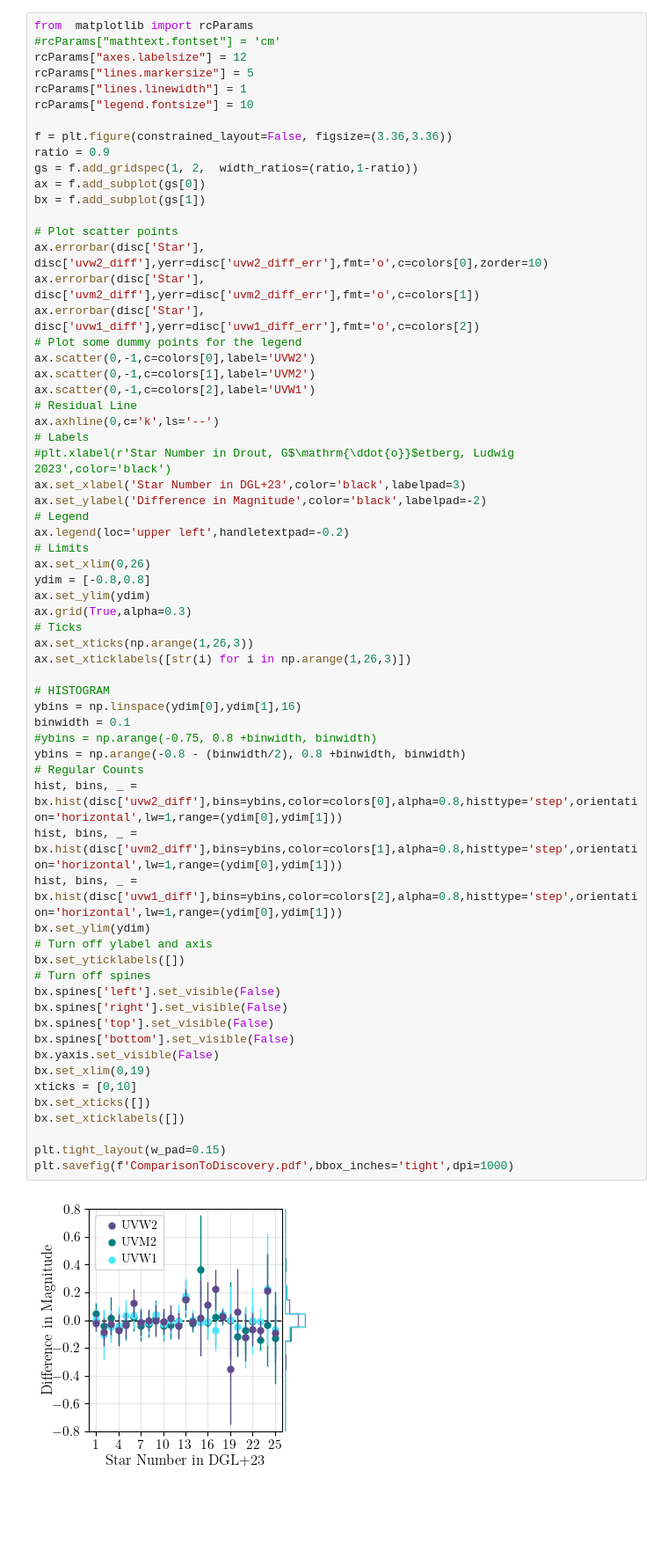
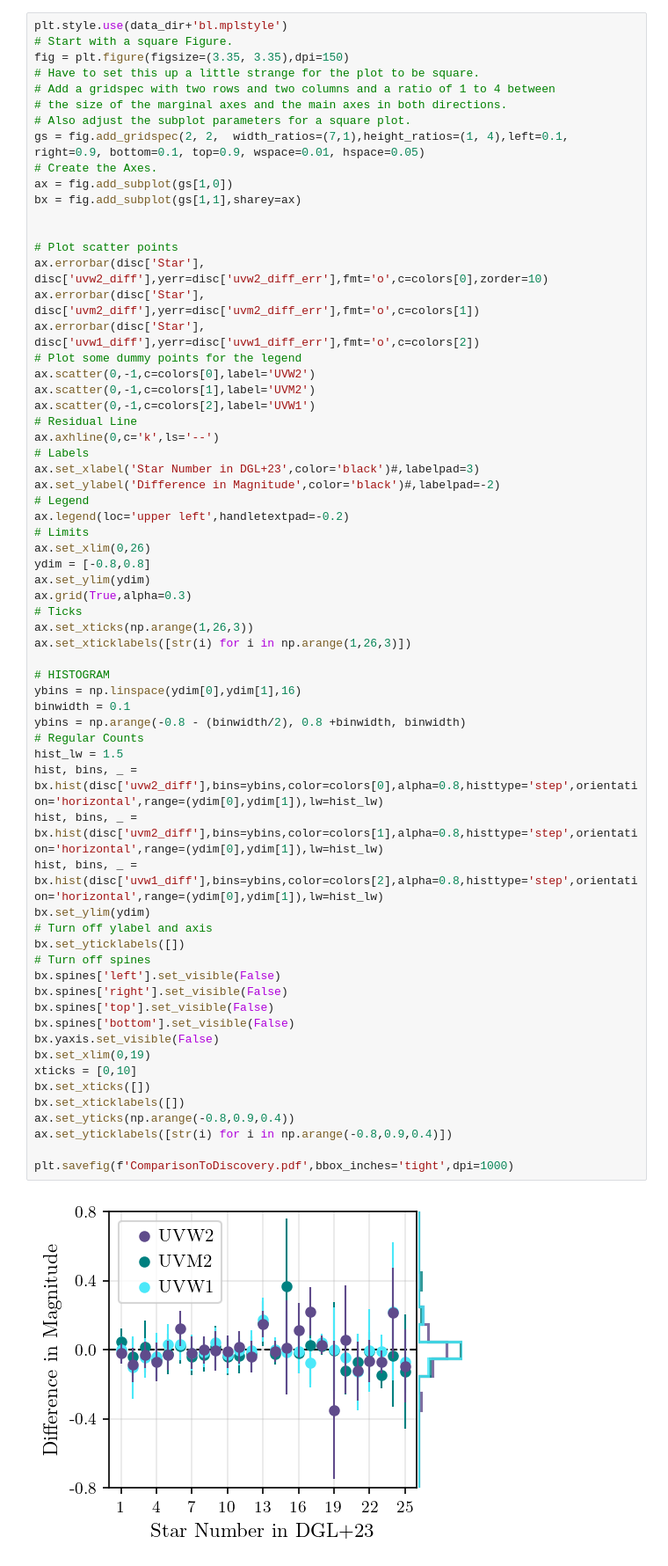
Before and after one commit to AstroLudwig/SUMS_UVPhotometricCatalog, a Jupyter notebook: 3_ValidationTesting/0_ComparisonToDrout23.ipynb, the cells around one changed output. Shown at 88% size. Cells and saved outputs as stored; diff of their text form; blank space fills up the shorter version.

Commit message:
vectorize plots

```diff
--- a/3_ValidationTesting/0_ComparisonToDrout23.ipynb
+++ b/3_ValidationTesting/0_ComparisonToDrout23.ipynb
@@ -73,18 +73,18 @@ for uvfilter in uv_filters:
 
 disc.to_csv(directory+'Drout23/Photometry.csv')
 # %%
-from  matplotlib import rcParams
-#rcParams["mathtext.fontset"] = 'cm'
-rcParams["axes.labelsize"] = 12
-rcParams["lines.markersize"] = 5
-rcParams["lines.linewidth"] = 1
-rcParams["legend.fontsize"] = 10
+plt.style.use(data_dir+'bl.mplstyle')
+# Start with a square Figure.
+fig = plt.figure(figsize=(3.35, 3.35),dpi=150)
+# Have to set this up a little strange for the plot to be square.
+# Add a gridspec with two rows and two columns and a ratio of 1 to 4 between
+# the size of the marginal axes and the main axes in both directions.
+# Also adjust the subplot parameters for a square plot.
+gs = fig.add_gridspec(2, 2,  width_ratios=(7,1),height_ratios=(1, 4),left=0.1, right=0.9, bottom=0.1, top=0.9, wspace=0.01, hspace=0.05)
+# Create the Axes.
+ax = fig.add_subplot(gs[1,0])
+bx = fig.add_subplot(gs[1,1],sharey=ax)
 
-f = plt.figure(constrained_layout=False, figsize=(3.36,3.36))
-ratio = 0.9
-gs = f.add_gridspec(1, 2,  width_ratios=(ratio,1-ratio))
-ax = f.add_subplot(gs[0])
-bx = f.add_subplot(gs[1])
 
 # Plot scatter points
 ax.errorbar(disc['Star'], disc['uvw2_diff'],yerr=disc['uvw2_diff_err'],fmt='o',c=colors[0],zorder=10)
@@ -97,44 +97,44 @@ ax.scatter(0,-1,c=colors[2],label='UVW1')
 # Residual Line
 ax.axhline(0,c='k',ls='--')
 # Labels
-#plt.xlabel(r'Star Number in Drout, G$\mathrm{\ddot{o}}$etberg, Ludwig 2023',color='black')
-ax.set_xlabel('Star Number in DGL+23',color='black',labelpad=3)
-ax.set_ylabel('Difference in Magnitude',color='black',labelpad=-2)
+ax.set_xlabel('Star Number in DGL+23',color='black')#,labelpad=3)
+ax.set_ylabel('Difference in Magnitude',color='black')#,labelpad=-2)
 # Legend
 ax.legend(loc='upper left',handletextpad=-0.2)
 # Limits
 ax.set_xlim(0,26)
 ydim = [-0.8,0.8]
 ax.set_ylim(ydim)
 ax.grid(True,alpha=0.3)
 # Ticks
 ax.set_xticks(np.arange(1,26,3))
 ax.set_xticklabels([str(i) for i in np.arange(1,26,3)])
 
 # HISTOGRAM
 ybins = np.linspace(ydim[0],ydim[1],16)
 binwidth = 0.1
-#ybins = np.arange(-0.75, 0.8 +binwidth, binwidth)
 ybins = np.arange(-0.8 - (binwidth/2), 0.8 +binwidth, binwidth)
 # Regular Counts
-hist, bins, _ = bx.hist(disc['uvw2_diff'],bins=ybins,color=colors[0],alpha=0.8,histtype='step',orientation='horizontal',lw=1,range=(ydim[0],ydim[1]))
-hist, bins, _ = bx.hist(disc['uvm2_diff'],bins=ybins,color=colors[1],alpha=0.8,histtype='step',orientation='horizontal',lw=1,range=(ydim[0],ydim[1]))
-hist, bins, _ = bx.hist(disc['uvw1_diff'],bins=ybins,color=colors[2],alpha=0.8,histtype='step',orientation='horizontal',lw=1,range=(ydim[0],ydim[1]))
+hist_lw = 1.5
+hist, bins, _ = bx.hist(disc['uvw2_diff'],bins=ybins,color=colors[0],alpha=0.8,histtype='step',orientation='horizontal',range=(ydim[0],ydim[1]),lw=hist_lw)
+hist, bins, _ = bx.hist(disc['uvm2_diff'],bins=ybins,color=colors[1],alpha=0.8,histtype='step',orientation='horizontal',range=(ydim[0],ydim[1]),lw=hist_lw)
+hist, bins, _ = bx.hist(disc['uvw1_diff'],bins=ybins,color=colors[2],alpha=0.8,histtype='step',orientation='horizontal',range=(ydim[0],ydim[1]),lw=hist_lw)
 bx.set_ylim(ydim)
 # Turn off ylabel and axis
 bx.set_yticklabels([])
 # Turn off spines
 bx.spines['left'].set_visible(False)
 bx.spines['right'].set_visible(False)
 bx.spines['top'].set_visible(False)
 bx.spines['bottom'].set_visible(False)
 bx.yaxis.set_visible(False)
 bx.set_xlim(0,19)
 xticks = [0,10]
 bx.set_xticks([])
 bx.set_xticklabels([])
+ax.set_yticks(np.arange(-0.8,0.9,0.4))
+ax.set_yticklabels([str(i) for i in np.arange(-0.8,0.9,0.4)])
 
-plt.tight_layout(w_pad=0.15)
 plt.savefig(f'ComparisonToDiscovery.pdf',bbox_inches='tight',dpi=1000)
 # %% [output]
-[figure, old version]
+[figure, new version]
```
Also changed, not shown: parts of 1 cell of this notebook, 1 other file.
